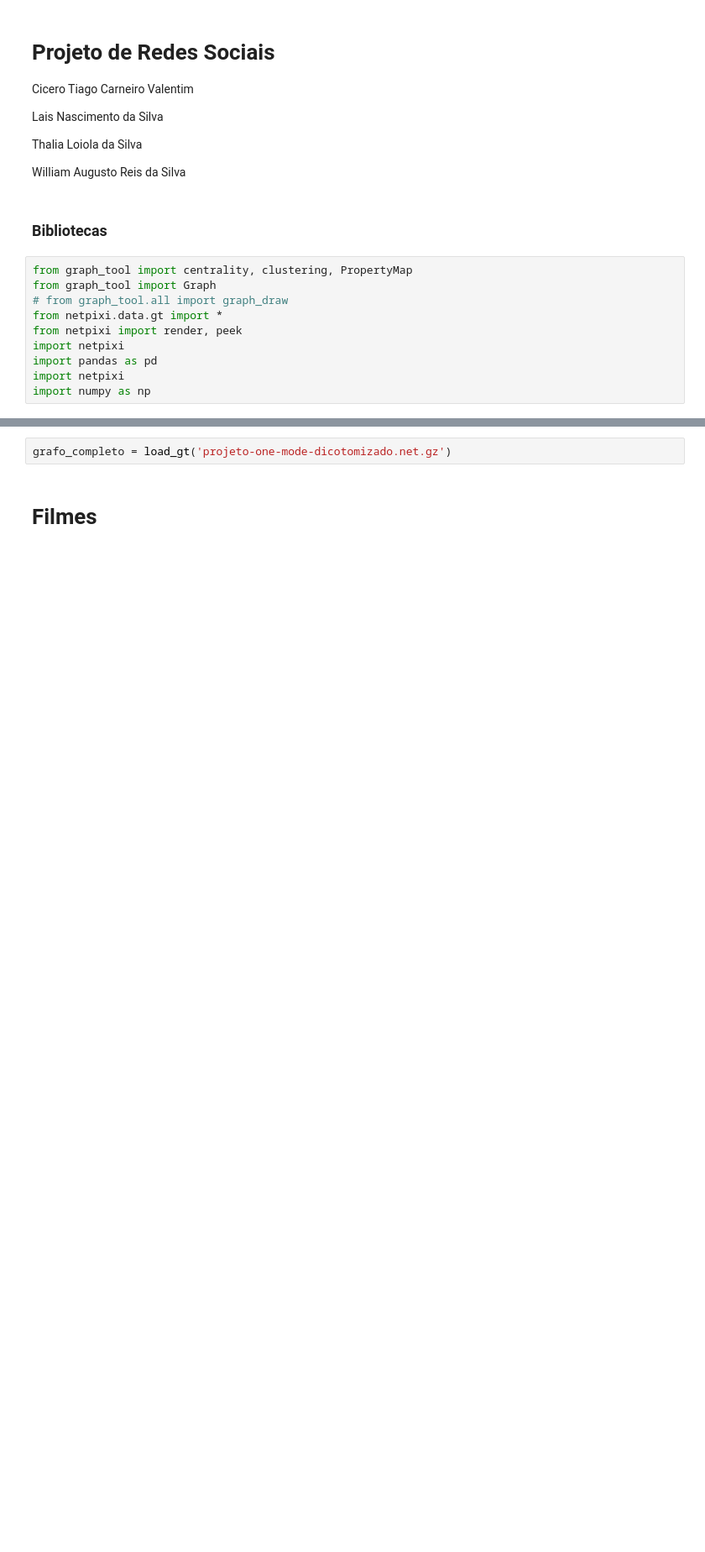
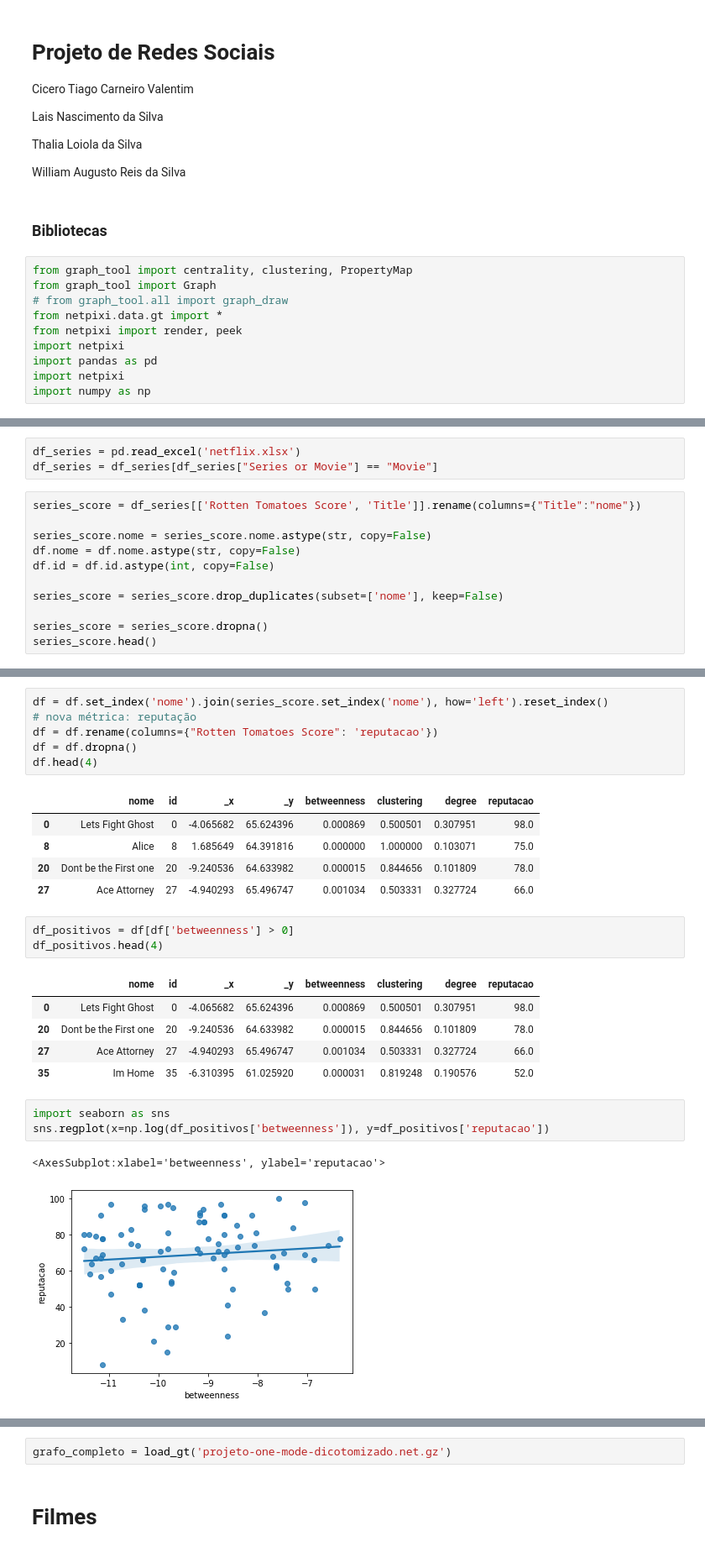
Before and after one commit to hashiprobr-classroom/parte-tecnica-do-projeto-grupoh, a Jupyter notebook: notebooks/Filmes_Series.ipynb, the cells around one changed output, grey strips where cells are left out. Shown: that part at 84% size. Drawn from its saved outputs; the diff is of its cells as text; blank space fills up the shorter version.

Commit message:
add new one mode series

```diff
--- a/notebooks/Filmes_Series.ipynb
+++ b/notebooks/Filmes_Series.ipynb
@@ -22,0 +307,14 @@ import numpy as np
+# %%
+df_series = pd.read_excel('netflix.xlsx')
+df_series = df_series[df_series["Series or Movie"] == "Movie"]
+# %%
+series_score = df_series[['Rotten Tomatoes Score', 'Title']].rename(columns={"Title":"nome"})
+
+series_score.nome = series_score.nome.astype(str, copy=False)
+df.nome = df.nome.astype(str, copy=False)
+df.id = df.id.astype(int, copy=False)
+
+series_score = series_score.drop_duplicates(subset=['nome'], keep=False)
+
+series_score = series_score.dropna()
+series_score.head()
@@ -22,0 +328,27 @@ import numpy as np
+# %%
+df = df.set_index('nome').join(series_score.set_index('nome'), how='left').reset_index()
+# nova métrica: reputação
+df = df.rename(columns={"Rotten Tomatoes Score": 'reputacao'})
+df = df.dropna()
+df.head(4)
+# %% [output]
+|  | nome | id | _x | _y | betweenness | clustering | degree | reputacao |
+| 0 | Lets Fight Ghost | 0 | -4.065682 | 65.624396 | 0.000869 | 0.500501 | 0.307951 | 98.0 |
+| 8 | Alice | 8 | 1.685649 | 64.391816 | 0.000000 | 1.000000 | 0.103071 | 75.0 |
+| 20 | Dont be the First one | 20 | -9.240536 | 64.633982 | 0.000015 | 0.844656 | 0.101809 | 78.0 |
+| 27 | Ace Attorney | 27 | -4.940293 | 65.496747 | 0.001034 | 0.503331 | 0.327724 | 66.0 |
+# %%
+df_positivos = df[df['betweenness'] > 0]
+df_positivos.head(4)
+# %% [output]
+|  | nome | id | _x | _y | betweenness | clustering | degree | reputacao |
+| 0 | Lets Fight Ghost | 0 | -4.065682 | 65.624396 | 0.000869 | 0.500501 | 0.307951 | 98.0 |
+| 20 | Dont be the First one | 20 | -9.240536 | 64.633982 | 0.000015 | 0.844656 | 0.101809 | 78.0 |
+| 27 | Ace Attorney | 27 | -4.940293 | 65.496747 | 0.001034 | 0.503331 | 0.327724 | 66.0 |
+| 35 | Im Home | 35 | -6.310395 | 61.025920 | 0.000031 | 0.819248 | 0.190576 | 52.0 |
+# %%
+import seaborn as sns
+sns.regplot(x=np.log(df_positivos['betweenness']), y=df_positivos['reputacao'])
+# %% [output]
+<AxesSubplot:xlabel='betweenness', ylabel='reputacao'>
+[figure, added]
```
Also changed, not shown: parts of 45 cells of this notebook, 7 other files.
